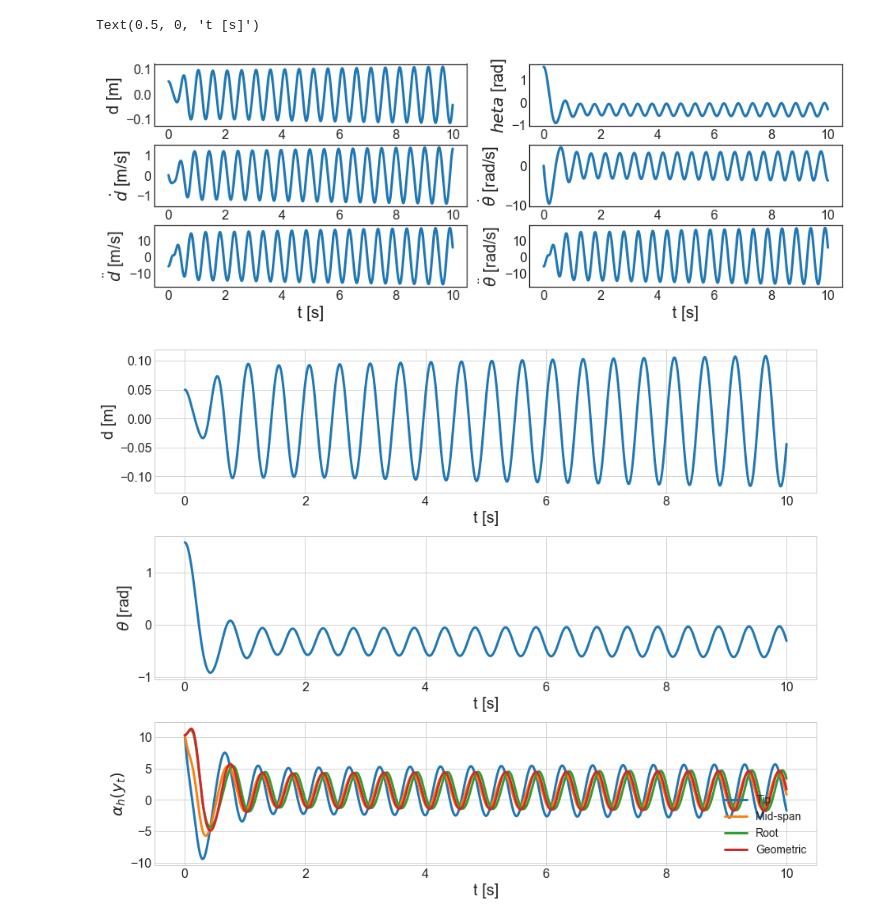
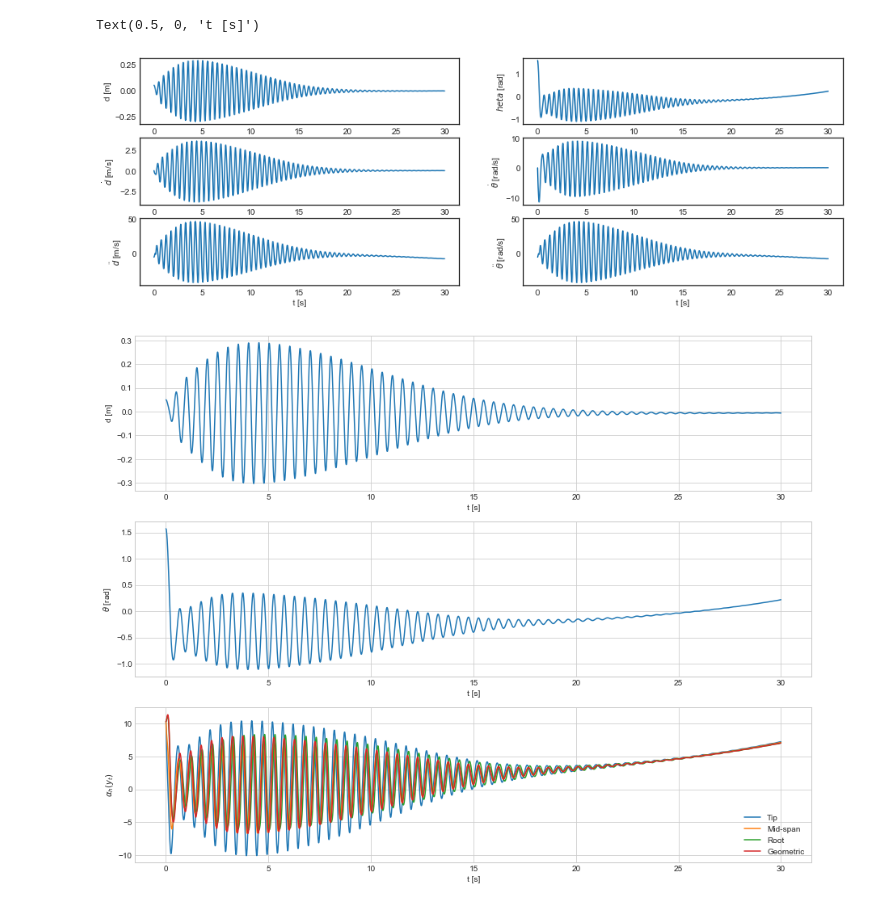
Before and after one commit to fh9g12/FwtModels, a Jupyter notebook: Workbooks/4_NLP-VS_aero_forces/3_Make a more explict test case.ipynb, the cells around one changed output. Drawn from its saved outputs; the diff is of its cells as text; code cells hidden in the pictures.

```diff
--- a/Workbooks/4_NLP-VS_aero_forces/3_Make a more explict test case.ipynb
+++ b/Workbooks/4_NLP-VS_aero_forces/3_Make a more explict test case.ipynb
@@ -40,14 +40,14 @@ CompositeForce = ams.CompositeForce([GravityForces,AeroForces])
 # create instance of the model
 sm = dof2.SymbolicModel(U,[mw,m],p,ExtForces = CompositeForce)
 # %%
-tmax, dt = 10, 0.01
+tmax, dt = 30, 0.01
 # Initial conditions: theta, dtheta/dt, L, dL/dt
 
 #params = p.GetNumericTuple()
 
 #set velocity and alpha_r funcs
 def Vfunc(t,x):
-    return 42
+    return 50-t
 
 def arfunc(t,x):
     return np.deg2rad(5)
@@ -79,37 +79,37 @@ axes[0][0].plot(t,yi[2])
 axes[0][0].set_ylabel('d [m]')
 axes[0][0].set_xlabel('t [s]')
 
 # theta plot
 axes[0][1].plot(t,yi[0])
 axes[0][1].set_ylabel('$\theta$ [rad]')
 axes[0][1].set_xlabel('t [s]')
 
 
 # ddot plot
 axes[1][0].plot(t,yi[3])
 axes[1][0].set_ylabel('$\dot{d}$ [m/s]')
 axes[1][0].set_xlabel('t [s]')
 
 # thetadot plot
 axes[1][1].plot(t,yi[1])
 axes[1][1].set_ylabel(r'$\dot{\theta}$ [rad/s]')
 axes[1][1].set_xlabel('t [s]')
 
 # ddot plot
 axes[2][0].plot(t,yi[4])
 axes[2][0].set_ylabel('$\ddot{d}$ [m/s]')
 axes[2][0].set_xlabel('t [s]')
 
 # thetadot plot
 axes[2][1].plot(t,yi[5])
 axes[2][1].set_ylabel(r'$\ddot{\theta}$ [rad/s]')
 axes[2][1].set_xlabel('t [s]')
 # %% [output]
 Text(0.5, 0, 't [s]')
-[figure, old version]
+[figure, new version]
 # %%
 plt.style.use('seaborn-whitegrid')
-plt.style.use(r'C:\Users\qe19391\OneDrive - University of Bristol\Documents\Projects\FWTD modelling\Styles\presentation.mplstyle')
+#plt.style.use(r'C:\Users\qe19391\OneDrive - University of Bristol\Documents\Projects\FWTD modelling\Styles\presentation.mplstyle')
 
 fig, axes = plt.subplots(3,1,figsize=(15,12))
 #fig.tight_layout()
@@ -149,7 +149,7 @@ axes[2].set_xlabel('t [s]')
 PhotoDir = r'C:\Users\qe19391\OneDrive - University of Bristol\Documents\Projects\FWTD modelling\Videos & Photos'+'\\'
 plt.savefig(PhotoDir + r'ModelStates.png',transparent=True,bbox_inches='tight')
 # %% [output]
-[figure, old version]
+[figure, new version]
 # %%
 import matplotlib.animation as animation
 from IPython.display import HTML
```
Also changed, not shown: parts of 2 cells of this notebook, 5 other files.
